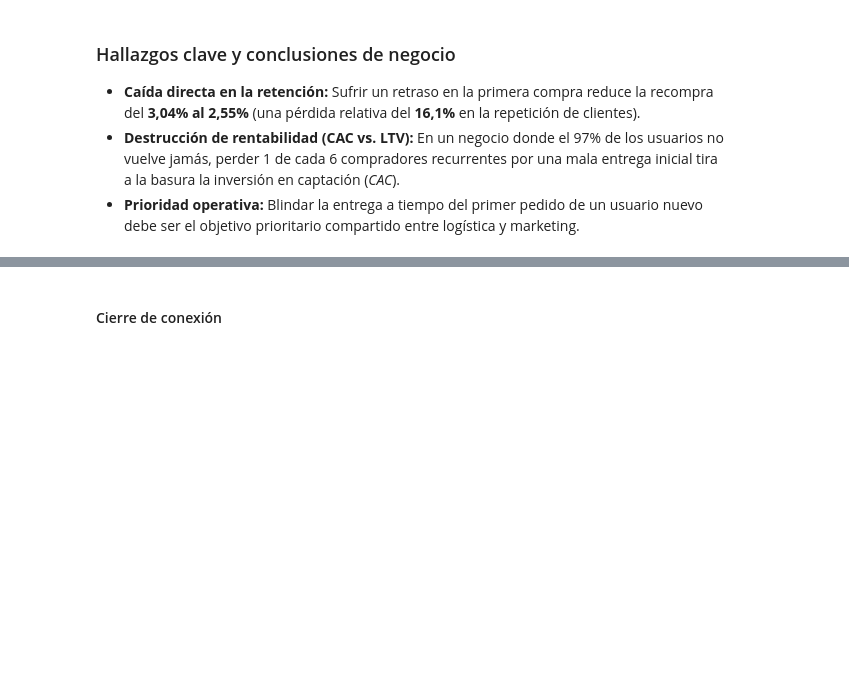
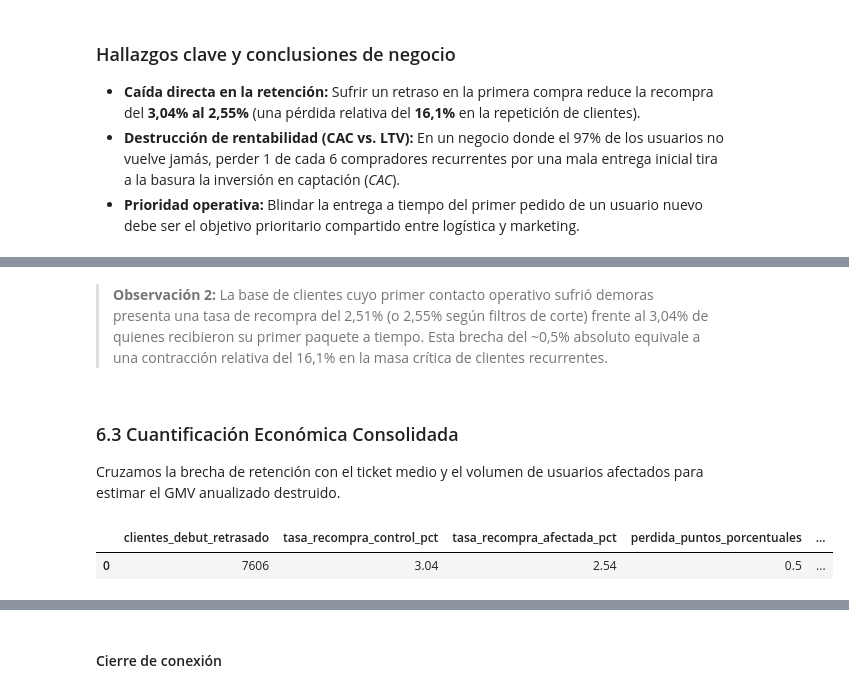
Before and after one commit to MonicaFernandezM/ecommerce-advanced-sql-analysis, a Jupyter notebook: notebooks/01_ecommerce_analytics_duckdb.ipynb, the cells around one changed output, grey strips where cells are left out. Saved outputs shown, nothing was run; the diff lists cells and outputs as text; code cells hidden in the pictures; blank space fills up the shorter version.

```diff
--- a/notebooks/01_ecommerce_analytics_duckdb.ipynb
+++ b/notebooks/01_ecommerce_analytics_duckdb.ipynb
@@ -1378,0 +1467,62 @@ plt.show()
+# %% [markdown]
+> **Observación 2:** La base de clientes cuyo primer contacto operativo sufrió demoras presenta una tasa de recompra del 2,51% (o 2,55% según filtros de corte) frente al 3,04% de quienes recibieron su primer paquete a tiempo. Esta brecha del ~0,5% absoluto equivale a una contracción relativa del 16,1% en la masa crítica de clientes recurrentes.
+# %% [markdown]
+### 6.3 Cuantificación Económica Consolidada
+Cruzamos la brecha de retención con el ticket medio y el volumen de usuarios afectados para estimar el GMV anualizado destruido.
+# %%
+# Modelo de consolidación financiera de impacto por retraso
+query_impacto_economico = """
+WITH ranked_orders AS (
+    SELECT
+        c.customer_unique_id,
+        o.order_id,
+        TRY_CAST(o.order_delivered_customer_date AS TIMESTAMP) > TRY_CAST(o.order_estimated_delivery_date AS TIMESTAMP) AS es_retraso,
+        ROW_NUMBER() OVER (
+            PARTITION BY c.customer_unique_id
+            ORDER BY TRY_CAST(o.order_purchase_timestamp AS TIMESTAMP) ASC
+        ) AS orden_secuencia
+    FROM raw_orders o
+    INNER JOIN raw_customers c ON o.customer_id = c.customer_id
+    WHERE o.order_status = 'delivered'
+      AND o.order_delivered_customer_date IS NOT NULL
+      AND o.order_estimated_delivery_date IS NOT NULL
+),
+cohort_stats AS (
+    SELECT
+        COUNT(CASE WHEN orden_secuencia = 1 AND es_retraso THEN 1 END) AS debut_tardio_total,
+        (COUNT(CASE WHEN orden_secuencia = 1 AND NOT es_retraso AND max_pedidos > 1 THEN 1 END) * 1.0 /
+         NULLIF(COUNT(CASE WHEN orden_secuencia = 1 AND NOT es_retraso THEN 1 END), 0)) AS tasa_recompra_a_tiempo,
+        (COUNT(CASE WHEN orden_secuencia = 1 AND es_retraso AND max_pedidos > 1 THEN 1 END) * 1.0 /
+         NULLIF(COUNT(CASE WHEN orden_secuencia = 1 AND es_retraso THEN 1 END), 0)) AS tasa_recompra_tardio
+    FROM ranked_orders r
+    INNER JOIN (
+        SELECT customer_unique_id, MAX(orden_secuencia) AS max_pedidos
+        FROM ranked_orders
+        GROUP BY customer_unique_id
+    ) m ON r.customer_unique_id = m.customer_unique_id
+),
+aov_stat AS (
+    SELECT AVG(order_total) AS aov
+    FROM (
+        SELECT order_id, SUM(price + freight_value) AS order_total
+        FROM raw_order_items
+        GROUP BY order_id
+    )
+)
+SELECT
+    c.debut_tardio_total AS clientes_debut_retrasado,
+    ROUND(c.tasa_recompra_a_tiempo * 100, 2) AS tasa_recompra_control_pct,
+    ROUND(c.tasa_recompra_tardio * 100, 2) AS tasa_recompra_afectada_pct,
+    ROUND((c.tasa_recompra_a_tiempo - c.tasa_recompra_tardio) * 100, 2) AS perdida_puntos_porcentuales,
+    CAST(ROUND(c.debut_tardio_total * (c.tasa_recompra_a_tiempo - c.tasa_recompra_tardio)) AS INT) AS clientes_recurrentes_perdidos,
+    ROUND(a.aov, 2) AS aov_reais,
+    ROUND(CAST(ROUND(c.debut_tardio_total * (c.tasa_recompra_a_tiempo - c.tasa_recompra_tardio)) AS INT) * a.aov, 2) AS gmv_directo_destruido_reais
+FROM cohort_stats c
+CROSS JOIN aov_stat a;
+"""
+
+df_impacto_economico = con.execute(query_impacto_economico).df()
+display(df_impacto_economico)
+# %% [output]
+|  | clientes_debut_retrasado | tasa_recompra_control_pct | tasa_recompra_afectada_pct | perdida_puntos_porcentuales | ... |
+| 0 | 7606 | 3.04 | 2.54 | 0.5 | ... |
```
Also changed, not shown: parts of 11 cells of this notebook, 6 other files.
